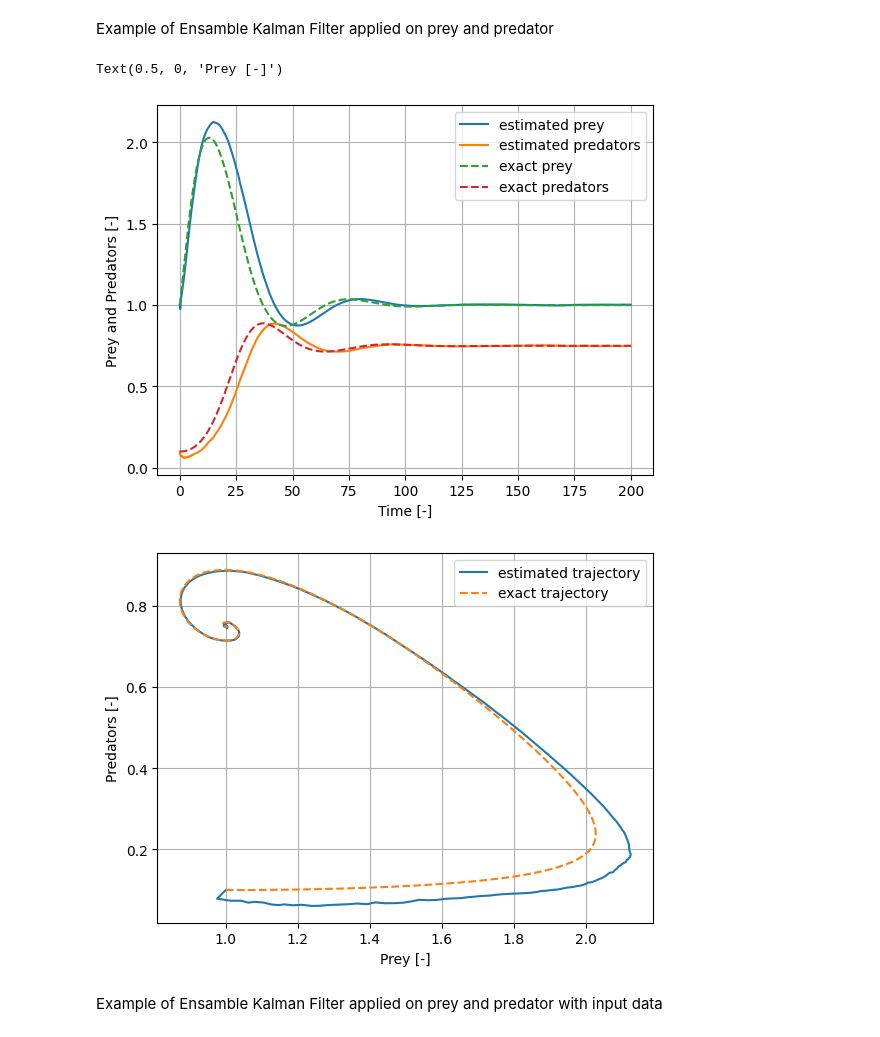
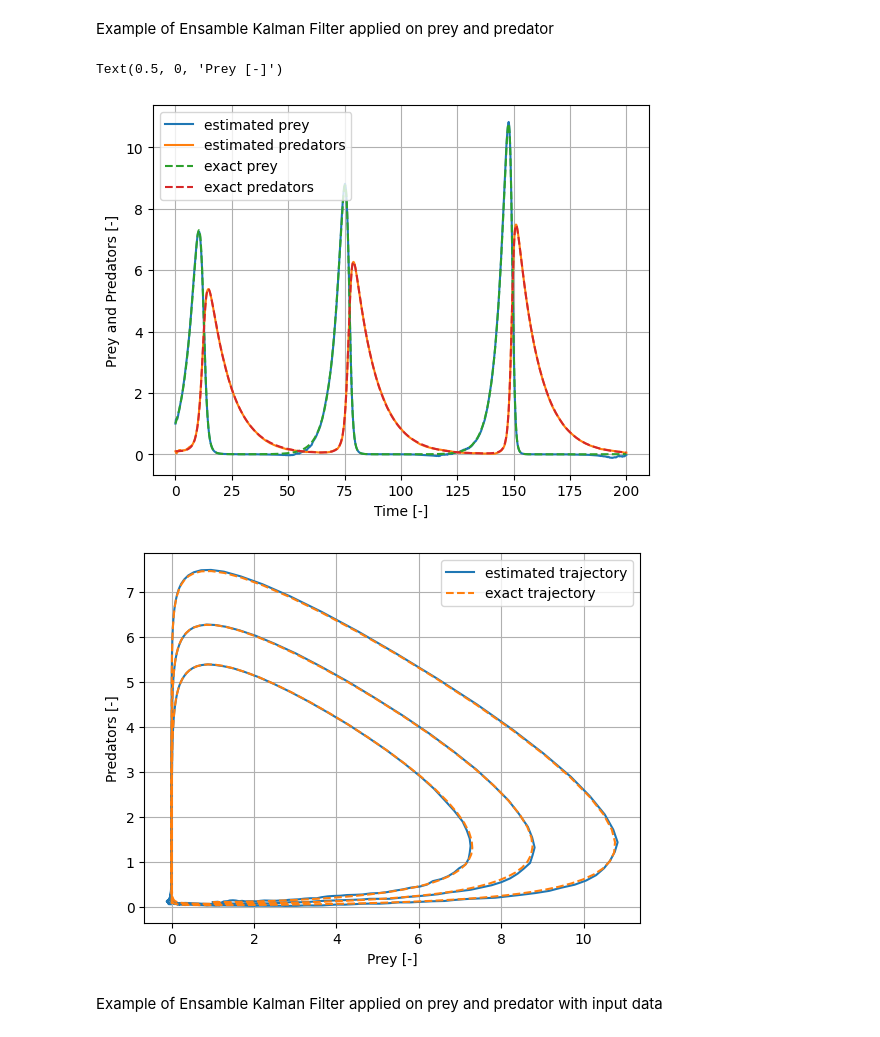
Before and after one commit to Adrianominora/Prevision, a Jupyter notebook: scripts/Kalman_Filter.ipynb, the cells around one changed output. Saved outputs shown, nothing was run; the diff lists cells and outputs as text; code cells hidden in the pictures.

```diff
--- a/scripts/Kalman_Filter.ipynb
+++ b/scripts/Kalman_Filter.ipynb
@@ -82,7 +82,7 @@ dt = T/Nt
 u = np.ones((T,2))*0
 x0 = 10
 v0 = 3
-g = 0
+g = -9.81
 
 def get_sensor_reading():
     return f.x
@@ -92,12 +92,10 @@ def hx(x):
    return np.array([x[0], x[1]])
 
 # Define the transition matrix
-f.F = np.array([[1, dt],
-                [0., 1]])
 F = np.array([[1., dt],
               [0., 1.]])
 def fx(x, dt):
-    return np.dot(F, x)
+    return np.dot(F, x) + (0.5*g*dt**2)*np.array([1, 0]) + g*dt*np.array([0, 1])
 
 # Assign the initial x array
 x = np.array([x0, v0])
@@ -110,7 +108,9 @@ f = EnKF(x=x, P=P, dim_z=2, dt=dt, N=100,
          hx=hx, fx=fx)
 
 # Assign the measurament noise
-f.R = np.eye(2)
+# f.R = np.eye(2)
+f.R = np.array([[1,   0],
+               [0,   1]])
 
 # Assign the process noise
 f.Q = Q_discrete_white_noise(dim=2, dt=dt, var=.01)
@@ -152,16 +152,13 @@ Nt = 1000
 dt = T/Nt
 x0 = 1
 y0 = 0.1
-rho = 0.1
+rho = 0
 alpha = 0.25
 beta = 0.2
 gamma = 0.1
 delta = 0.1
 
-def get_sensor_reading():
-    return f.x
-
-# Define the measurament function (this will be our NN)
+# Define the measurament function
 def hx(x):
    return np.array([x[0], x[1]])
 
@@ -178,56 +175,70 @@ x = np.array([x0, y0])
 P = np.eye(2)
 
 # Create the EnKF model
-f = EnKF(x=x, P=P, dim_z=2, dt=dt, N=1000,
+f = EnKF(x=x, P=P, dim_z=2, dt=dt, N=100,
          hx=hx, fx=fx)
 
 # Assign the measurament noise
 f.R = np.eye(2)
 
 # Assign the process noise
-f.Q = Q_discrete_white_noise(dim=2, dt=dt, var=.001)
+f.Q = Q_discrete_white_noise(dim=2, dt=dt, var=.01)
+
+# Exact solution
+tt=np.arange(0,T+dt,dt)
+x_ex = np.zeros((Nt+1,2))
+for i,t in enumerate(tt):
+    if i==0:
+        x_ex[i,:] = np.array([x0,y0])
+    else:
+        x_ex[i,0] = x_ex[i-1,0] + dt*x_ex[i-1,0]*(alpha-beta*x_ex[i-1,1]-rho*x_ex[i-1,0])
+        x_ex[i,1] = x_ex[i-1,1] + dt*x_ex[i-1,1]*(-gamma+delta*x_ex[i-1,0])
+
+
+def get_sensor_reading(i):
+    return x_ex[i,:]
 
 # Predict/Update loop
 tt=np.arange(0,T+dt,dt)
 x_hat = np.zeros((Nt+1,2))
 x_hat[0,:]=f.x
 for i in range(tt.shape[0]-1):
-    z = get_sensor_reading()
     f.predict()
     x_hat[i+1,:] = f.x
+    z = get_sensor_reading(i+1)
     f.update(z)
 
 x_ex = np.zeros((Nt+1,2))
 for i,t in enumerate(tt):
     if i==0:
         x_ex[i,:] = np.array([x0,y0])
     else:
         x_ex[i,0] = x_ex[i-1,0] + dt*x_ex[i-1,0]*(alpha-beta*x_ex[i-1,1]-rho*x_ex[i-1,0])
         x_ex[i,1] = x_ex[i-1,1] + dt*x_ex[i-1,1]*(-gamma+delta*x_ex[i-1,0])
 
 plt.figure()
 plt.grid(True)
 plt.plot(tt,x_hat[:,0], label='estimated prey')
 plt.plot(tt,x_hat[:,1], label='estimated predators')
 plt.plot(tt,x_ex[:,0], label='exact prey', linestyle='--')
 plt.plot(tt,x_ex[:,1], label='exact predators', linestyle='--')
 plt.legend()
 plt.ylabel('Prey and Predators [-]')
 plt.xlabel('Time [-]')
 
 plt.figure()
 plt.grid(True)
 plt.plot(x_hat[:,0],x_hat[:,1], label='estimated trajectory')
 plt.plot(x_ex[:,0],x_ex[:,1], label='exact trajectory', linestyle='--')
 plt.legend()
 plt.ylabel('Predators [-]')
 plt.xlabel('Prey [-]')
 
 #np.save('../data/prey_predator_1.npy',x_ex)
 # %% [output]
 Text(0.5, 0, 'Prey [-]')
-[figure, old version]
+[figure, new version]
-[figure, old version]
+[figure, new version]
 # %% [markdown]
 Example of Ensamble Kalman Filter applied on prey and predator with input data
 # %%
```
Also changed, not shown: parts of 3 cells of this notebook, 9 other files.
